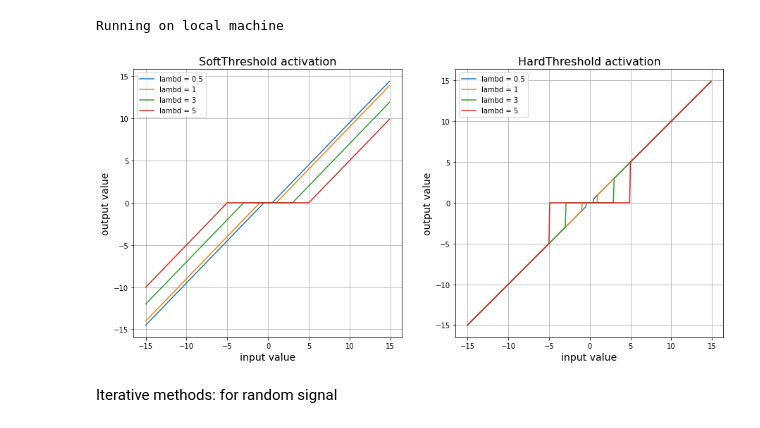
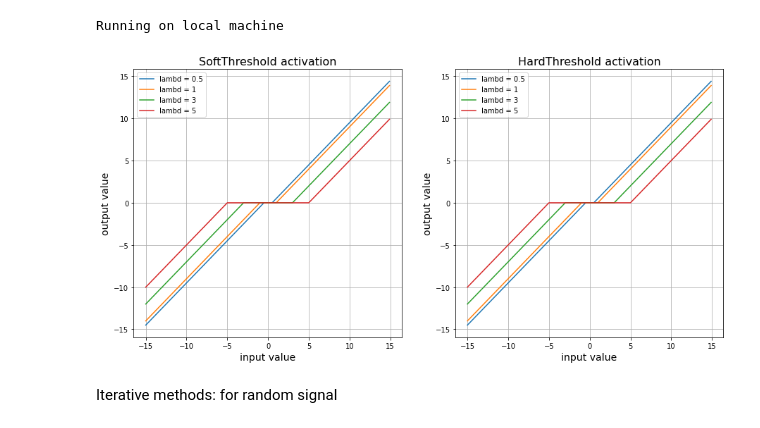
Before and after one commit to Albly/Sparce_image_reconstruction, a Jupyter notebook: notebooks/tests.ipynb, the cells around one changed output. Cells and saved outputs as stored; diff of their text form; code cells hidden in the pictures.

```diff
--- a/notebooks/tests.ipynb
+++ b/notebooks/tests.ipynb
@@ -45,36 +45,35 @@ from recoverers.classical import *
 ### Test of SoftThresholding and HardThresholding activation
 x = torch.arange(-15,15, 0.1)
 lambdas = [0.5, 1, 3, 5]
 
 plt.figure(figsize=(15,7))
 plt.subplot(1,2,1)
 
 # SoftThresholding
 for lambd in lambdas:
     out = act.threshold(x,lambd,'soft')
     plt.plot(x,out, label = 'lambd = '+ str(lambd))
 
 plt.grid()
 plt.xlabel('input value', fontsize = 14)
 plt.ylabel('output value', fontsize = 14)
 plt.title('SoftThreshold activation', fontsize = 16)
 plt.legend()
 
 plt.subplot(1,2,2)
-# SoftThresholding
 for lambd in lambdas:
-    out = act.threshold(x,lambd,'hard')
+    out = act.threshold(x,lambd,'soft')
     plt.plot(x,out, label = 'lambd = '+ str(lambd))
 
 plt.grid()
 plt.legend()
 plt.xlabel('input value', fontsize = 14)
 plt.ylabel('output value', fontsize = 14)
 plt.title('HardThreshold activation', fontsize = 16)
 
 plt.show()
 # %% [output]
-[figure, old version]
+[figure, new version]
 # %% [markdown]
 Iterative methods: for random signal
 # %%
```
Also changed, not shown: parts of 10 cells of this notebook, 3 other files.
